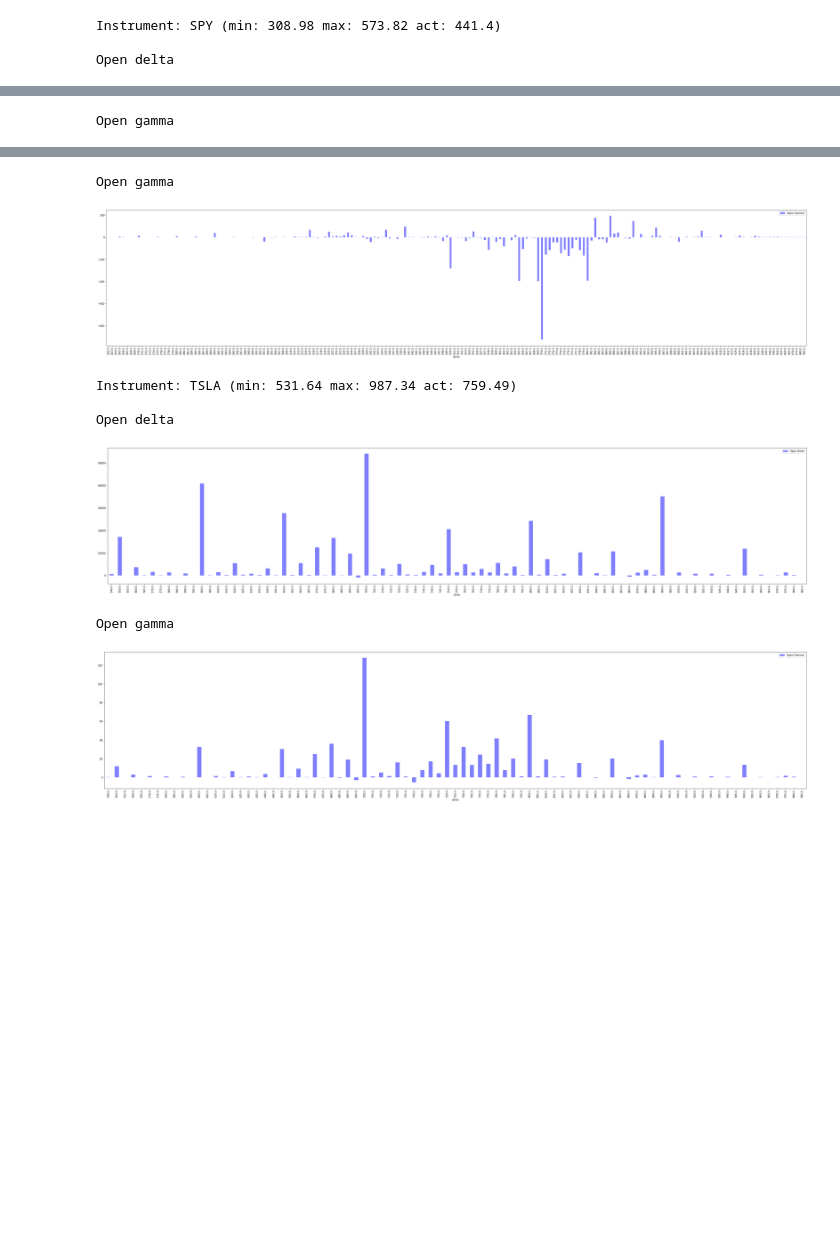
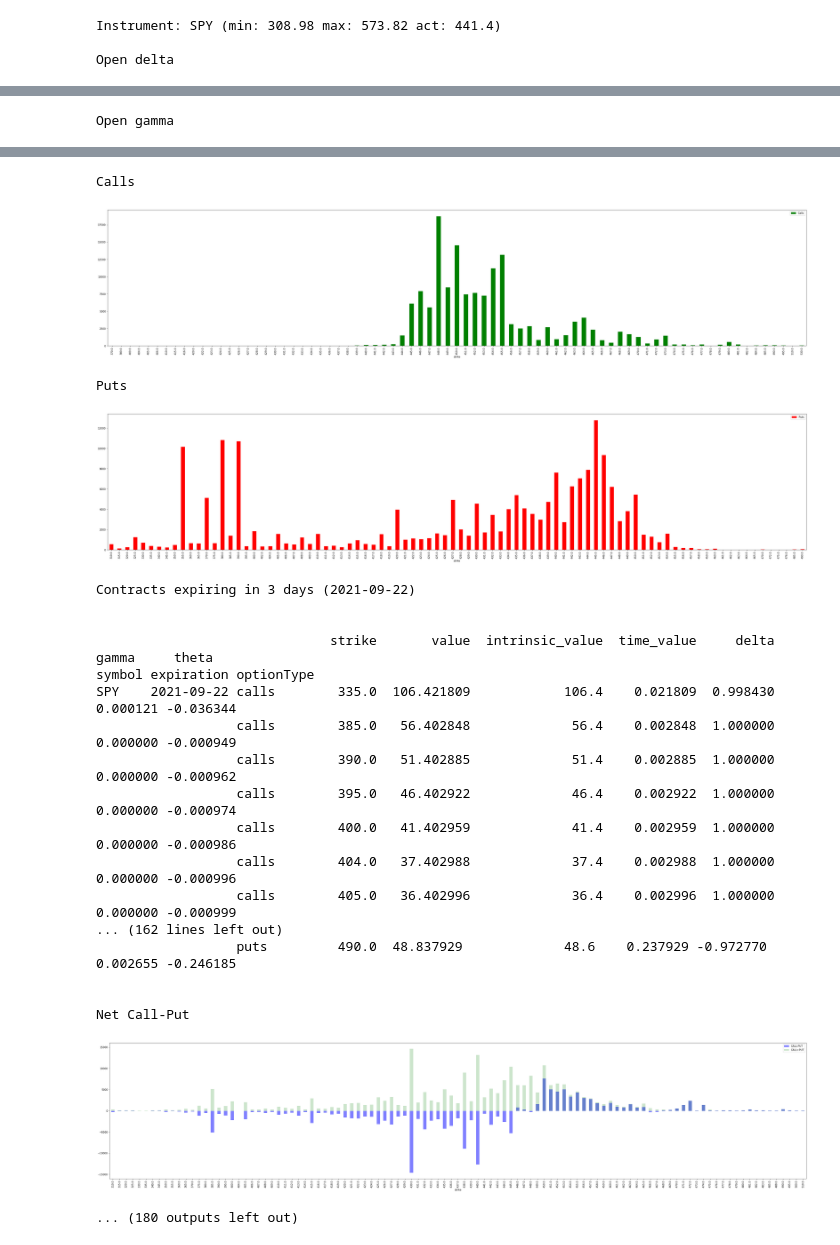
Before and after one commit to mikearnaldi/options, a Jupyter notebook: Options_Analisys.ipynb, the cells around one changed output, grey strips where cells are left out. Drawn from its saved outputs; the diff is of its cells as text; code cells hidden in the pictures; blank space fills up the shorter version.

```diff
--- a/Options_Analisys.ipynb
+++ b/Options_Analisys.ipynb
@@ -36,7 +36,7 @@ pd.set_option('display.width', 1000)
 
 today = "2021-09-19"
 
-expiry_detailed = False
+expiry_detailed = True
 
 options = [
   {
@@ -208,8 +222,23 @@ Open delta
-Open gamma
+Calls
-[figure, old version]
+[figure, new version]
-Instrument: TSLA (min: 531.64 max: 987.34 act: 759.49)
-
-Open delta
+Puts
-[figure, old version]
+[figure, new version]
-Open gamma
+Contracts expiring in 3 days (2021-09-22)
+
+
+                              strike       value  intrinsic_value  time_value     delta     gamma     theta
+symbol expiration optionType
+SPY    2021-09-22 calls        335.0  106.421809            106.4    0.021809  0.998430  0.000121 -0.036344
+                  calls        385.0   56.402848             56.4    0.002848  1.000000  0.000000 -0.000949
+                  calls        390.0   51.402885             51.4    0.002885  1.000000  0.000000 -0.000962
+                  calls        395.0   46.402922             46.4    0.002922  1.000000  0.000000 -0.000974
+                  calls        400.0   41.402959             41.4    0.002959  1.000000  0.000000 -0.000986
+                  calls        404.0   37.402988             37.4    0.002988  1.000000  0.000000 -0.000996
+                  calls        405.0   36.402996             36.4    0.002996  1.000000  0.000000 -0.000999
+... (162 lines left out)
+                  puts         490.0  48.837929             48.6    0.237929 -0.972770  0.002655 -0.246185
+
+
+Net Call-Put
-[figure, old version]
+[figure, new version]
+... (180 outputs left out)
```
Also changed, not shown: parts of 2 cells of this notebook.
